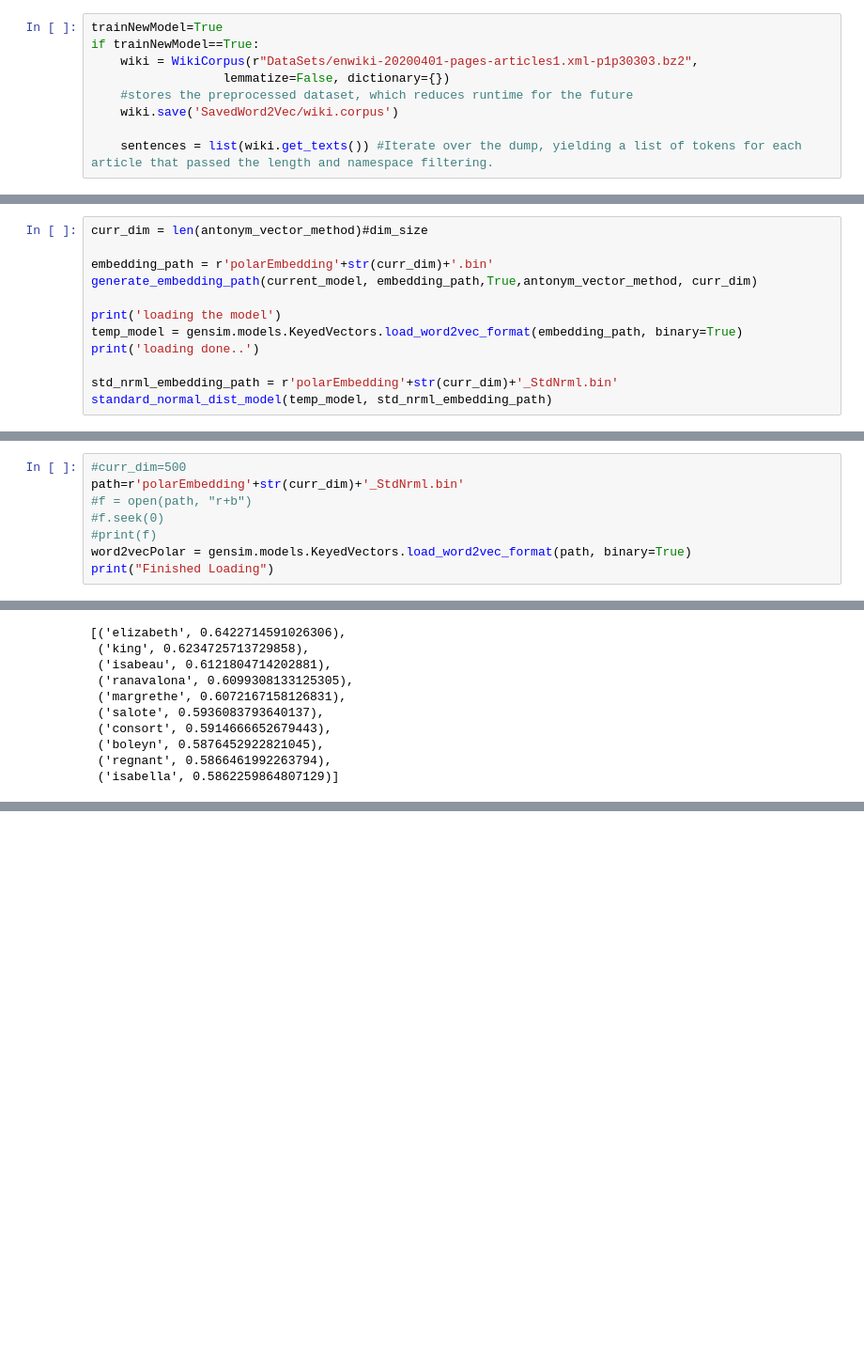
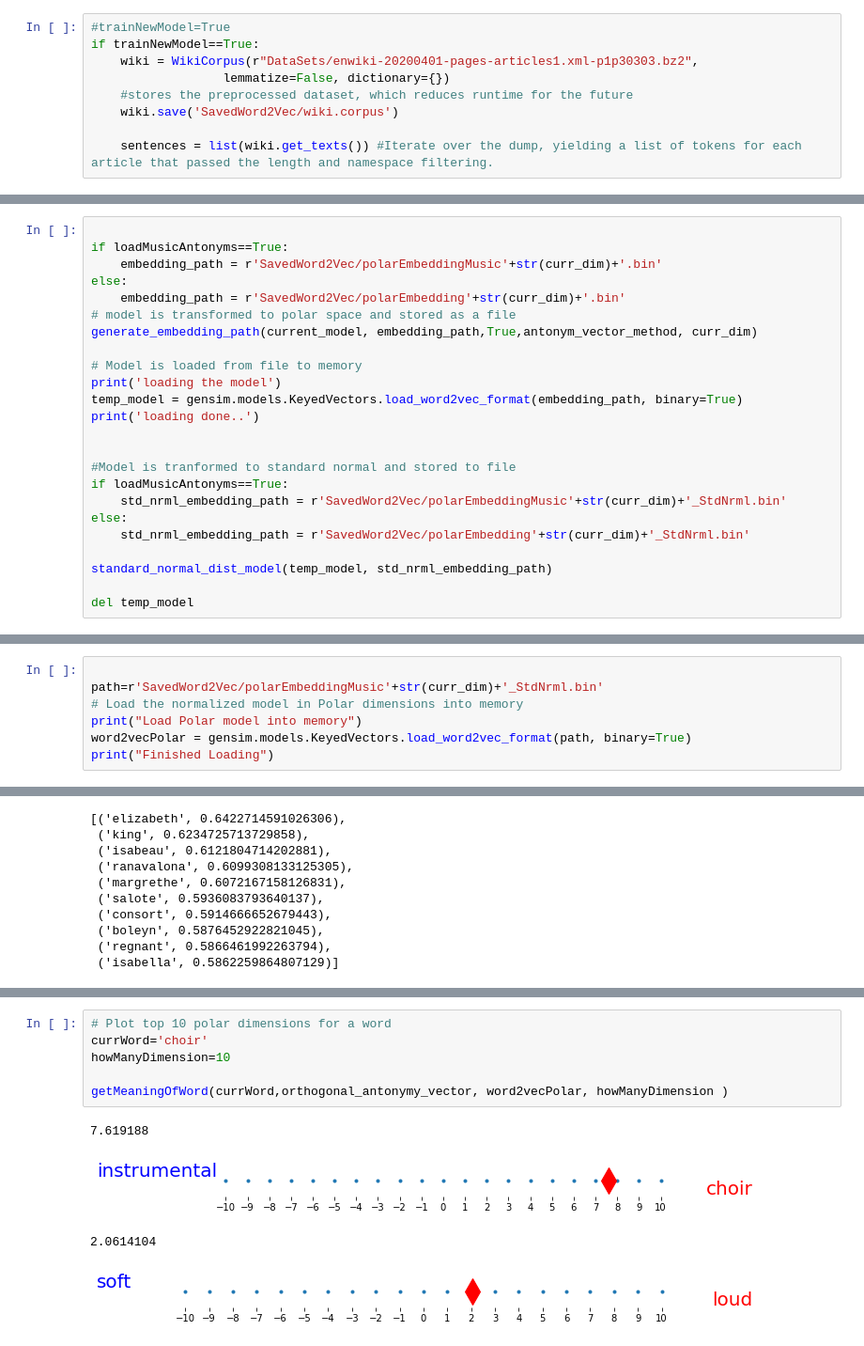
Before and after one commit to ichbinhandsome/Semantic-Differentials-for-Wikipedia-using-the-POLAR-Framework, a Jupyter notebook: JanEngler/Praktikum/ExplainingWikipediaSymanticsToIndividualsUsingPOLAR.ipynb, the cells around one changed output, grey strips where cells are left out. Shown: that part at 94% size. Saved outputs shown, nothing was run; the diff lists cells and outputs as text; blank space fills up the shorter version.

Commit message:
Music and restructuring of the notebook

```diff
--- a/JanEngler/Praktikum/ExplainingWikipediaSymanticsToIndividualsUsingPOLAR.ipynb
+++ b/JanEngler/Praktikum/ExplainingWikipediaSymanticsToIndividualsUsingPOLAR.ipynb
@@ -26,7 +371,7 @@ trainNewModel=interact(myFunction, trainNewModel=True);
 Check if its your first time running this NodeBook
 interactive(children=(Checkbox(value=True, description='trainNewModel'), Output()), _dom_classes=('widget-inte…
 # %%
-trainNewModel=True
+#trainNewModel=True
 if trainNewModel==True:
     wiki = WikiCorpus(r"DataSets/enwiki-20200401-pages-articles1.xml-p1p30303.bz2",
                   lemmatize=False, dictionary={})
@@ -519,13 +537,25 @@ antonym_vector_method = orthogonal_antonymy_vector#random_antonym_vector # ortho
 # %%
-curr_dim = len(antonym_vector_method)#dim_size
 
-embedding_path = r'polarEmbedding'+str(curr_dim)+'.bin'
+if loadMusicAntonyms==True:
+    embedding_path = r'SavedWord2Vec/polarEmbeddingMusic'+str(curr_dim)+'.bin'
+else:
+    embedding_path = r'SavedWord2Vec/polarEmbedding'+str(curr_dim)+'.bin'
+# model is transformed to polar space and stored as a file
 generate_embedding_path(current_model, embedding_path,True,antonym_vector_method, curr_dim)
 
+# Model is loaded from file to memory
 print('loading the model')
 temp_model = gensim.models.KeyedVectors.load_word2vec_format(embedding_path, binary=True)
 print('loading done..')
 
-std_nrml_embedding_path = r'polarEmbedding'+str(curr_dim)+'_StdNrml.bin'
+
+#Model is tranformed to standard normal and stored to file
+if loadMusicAntonyms==True:
+    std_nrml_embedding_path = r'SavedWord2Vec/polarEmbeddingMusic'+str(curr_dim)+'_StdNrml.bin'
+else:
+    std_nrml_embedding_path = r'SavedWord2Vec/polarEmbedding'+str(curr_dim)+'_StdNrml.bin'
+
 standard_normal_dist_model(temp_model, std_nrml_embedding_path)
+
+del temp_model
 # %% [output]
@@ -539,11 +569,10 @@ The shape of embedding matrix is (147612, 50)
 # %% [markdown]
 ## Our Testing
 # %%
-#curr_dim=500
-path=r'polarEmbedding'+str(curr_dim)+'_StdNrml.bin'
-#f = open(path, "r+b")
-#f.seek(0)
-#print(f)
+
+path=r'SavedWord2Vec/polarEmbeddingMusic'+str(curr_dim)+'_StdNrml.bin'
+# Load the normalized model in Polar dimensions into memory
+print("Load Polar model into memory")
 word2vecPolar = gensim.models.KeyedVectors.load_word2vec_format(path, binary=True)
 print("Finished Loading")
 # %% [output]
@@ -638,0 +665,11 @@ for i in orthogonal_antonymy_vector:
+# %%
+# Plot top 10 polar dimensions for a word
+currWord='choir'
+howManyDimension=10
+
+getMeaningOfWord(currWord,orthogonal_antonymy_vector, word2vecPolar, howManyDimension )
+# %% [output]
+7.619188
+[figure, added]
+2.0614104
+[figure, added]
```
Also changed, not shown: parts of 66 cells of this notebook, 2 other files.
